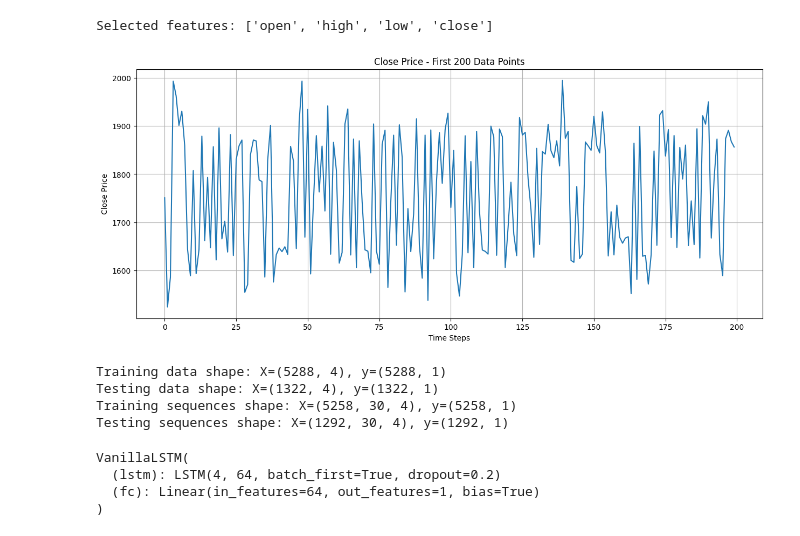
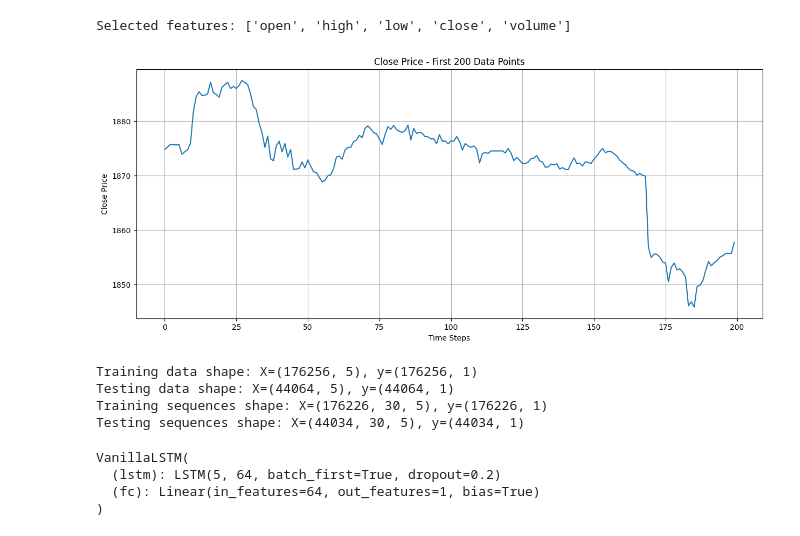
Before and after one commit to LHSang6403/MacroHFT, a Jupyter notebook: LSTM4.ipynb, the cells around one changed output. Drawn from its saved outputs; the diff is of its cells as text; code cells hidden in the pictures.

Commit message:
run with big data set

```diff
--- a/LSTM4.ipynb
+++ b/LSTM4.ipynb
@@ -10,7 +10,7 @@ from sklearn.metrics import r2_score, mean_squared_error, mean_absolute_error
 import math
 # %%
 # Load the dataset
-df = pd.read_feather("data/ETHUSDT/df_test.feather")
+df = pd.read_feather("data_1/ETHUSDT/df_test.feather")
 
 # Analyze the dataset
 print("Dataset shape:", df.shape)
@@ -74,36 +74,37 @@ Missing values per column:
 # %%
 # Select top 10 features (excluding the target itself)
 selected_features = [
     'open',
     'high',
     'low',
-    'close'
+    'close',
+    'volume',
 ]
 target_column = 'close'
 
 print("Selected features:", selected_features)
 
 # Extract features and target
 X = df[selected_features].values
 y = df[target_column].values.reshape(-1, 1)
 
 # Normalize the data
 X_scaler = MinMaxScaler()
 y_scaler = MinMaxScaler()
 X_scaled = X_scaler.fit_transform(X)
 y_scaled = y_scaler.fit_transform(y)
 
 # Show the distribution of normalized target
 plt.figure(figsize=(15, 6))
 plt.plot(df['close'].values[:200])  # Changed to 'close'
 plt.title('Close Price - First 200 Data Points')
 plt.xlabel('Time Steps')
 plt.ylabel('Close Price')
 plt.grid(True)
 plt.show()
 # %% [output]
-Selected features: ['open', 'high', 'low', 'close']
+Selected features: ['open', 'high', 'low', 'close', 'volume']
-[figure, old version]
+[figure, new version]
 # %%
 # Split data into training and testing sets (80% train, 20% test)
 train_size = int(len(X_scaled) * 0.8)
@@ -159,10 +160,10 @@ test_dataset = TensorDataset(X_test_tensor, y_test_tensor)
 train_loader = DataLoader(train_dataset, batch_size=batch_size, shuffle=True)
 test_loader = DataLoader(test_dataset, batch_size=batch_size, shuffle=False)
 # %% [output]
-Training data shape: X=(5288, 4), y=(5288, 1)
-Testing data shape: X=(1322, 4), y=(1322, 1)
-Training sequences shape: X=(5258, 30, 4), y=(5258, 1)
-Testing sequences shape: X=(1292, 30, 4), y=(1292, 1)
+Training data shape: X=(176256, 5), y=(176256, 1)
+Testing data shape: X=(44064, 5), y=(44064, 1)
+Training sequences shape: X=(176226, 30, 5), y=(176226, 1)
+Testing sequences shape: X=(44034, 30, 5), y=(44034, 1)
 # %%
 import torch.nn as nn
 import torch.optim as optim
@@ -193,10 +194,10 @@ print(model)
 
 # Define loss function and optimizer
 criterion = nn.MSELoss()
-optimizer = optim.Adam(model.parameters(), lr=0.001)
+optimizer = optim.Adam(model.parameters(), lr=0.001, weight_decay=1e-5)
 # %% [output]
 VanillaLSTM(
-  (lstm): LSTM(4, 64, batch_first=True, dropout=0.2)
+  (lstm): LSTM(5, 64, batch_first=True, dropout=0.2)
   (fc): Linear(in_features=64, out_features=1, bias=True)
 )
 # %%
```
Also changed, not shown: parts of 4 cells of this notebook.
